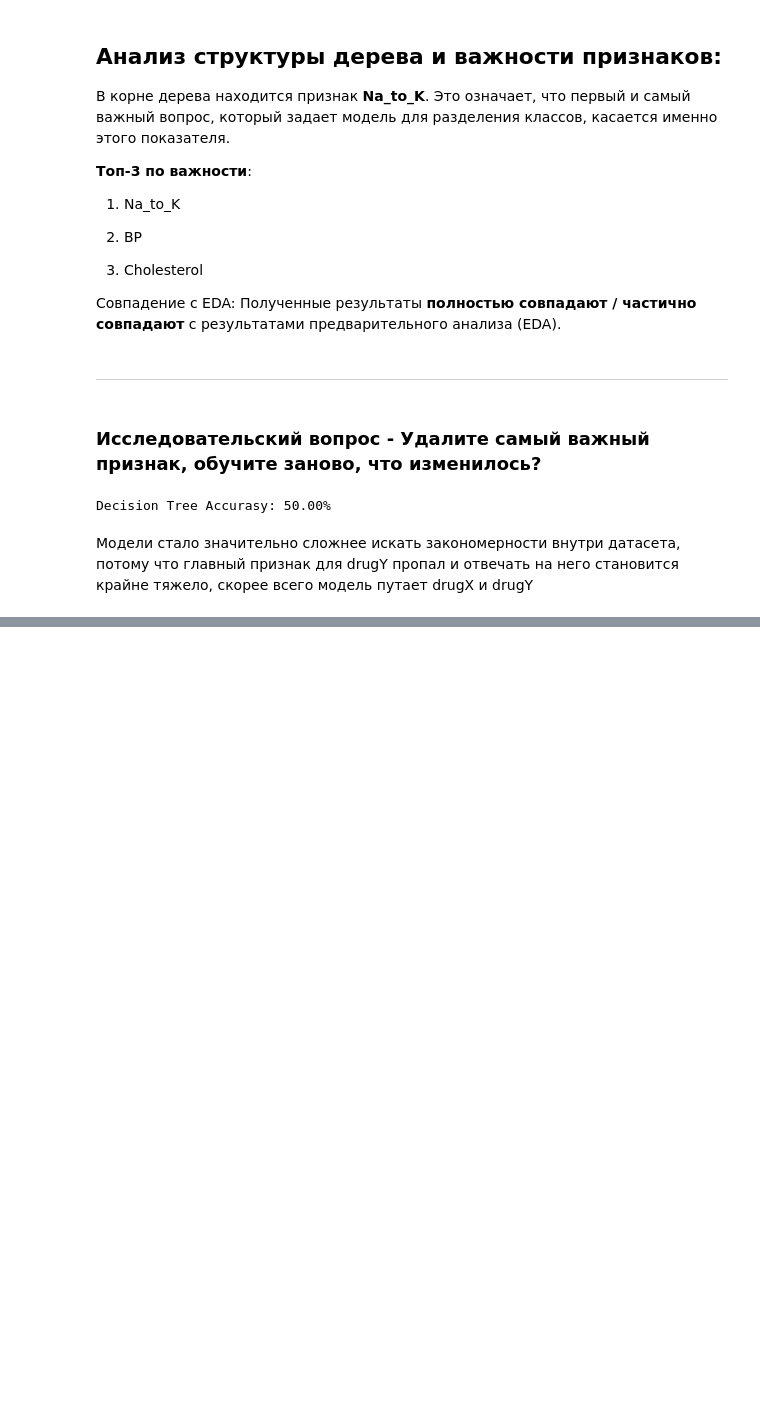
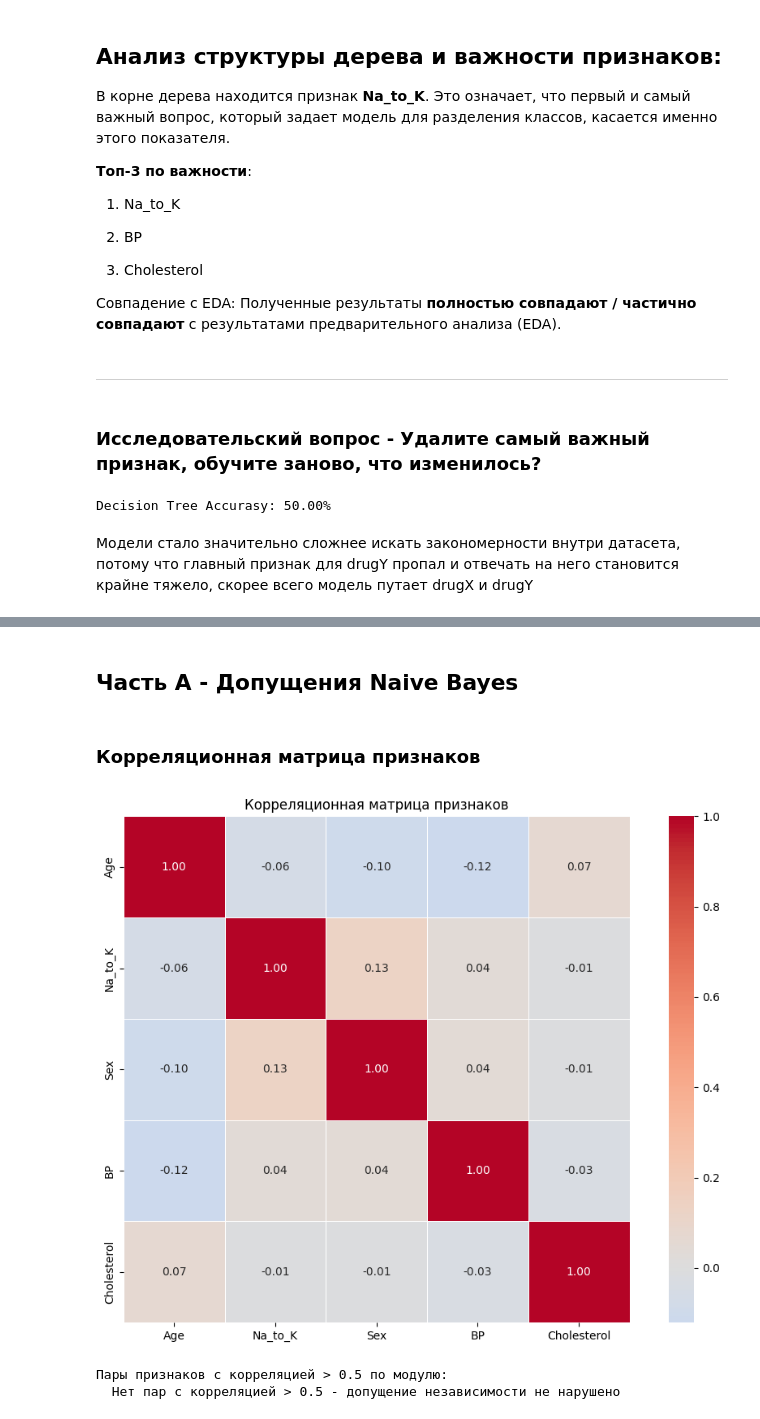
Before and after one commit to Reynem/Machine-Learning, a Jupyter notebook: ai1-decision-tree.ipynb, the cells around one changed output, grey strips where cells are left out. Cells and saved outputs as stored; diff of their text form; code cells hidden in the pictures; blank space fills up the shorter version.

```diff
--- a/ai1-decision-tree.ipynb
+++ b/ai1-decision-tree.ipynb
@@ -427,0 +656,39 @@ Decision Tree Accurasy: 50.00%
+# %% [markdown]
+## Часть A - Допущения Naive Bayes
+# %% [markdown]
+### Корреляционная матрица признаков
+# %%
+# Для корреляционного анализа нужны только числовые признаки
+df_numeric = df[['Age', 'Na_to_K']].copy()
+
+# Кодируем категориальные признаки для корреляционного анализа
+df_analysis = df_numeric.copy()
+df_analysis['Sex'] = LabelEncoder().fit_transform(df['Sex'])
+df_analysis['BP'] = LabelEncoder().fit_transform(df['BP'])
+df_analysis['Cholesterol'] = LabelEncoder().fit_transform(df['Cholesterol'])
+
+# Строим корреляционную матрицу
+corr_matrix = df_analysis.corr(method='pearson')
+
+plt.figure(figsize=(10, 7))
+sns.heatmap(corr_matrix, annot=True, cmap='coolwarm', center=0, fmt='.2f',
+            square=True, linewidths=0.5)
+plt.title('Корреляционная матрица признаков')
+plt.tight_layout()
+plt.show()
+
+print("Пары признаков с корреляцией > 0.5 по модулю:")
+high_corr = []
+for i in range(len(corr_matrix.columns)):
+    for j in range(i+1, len(corr_matrix.columns)):
+        val = corr_matrix.iloc[i, j]
+        if abs(val) > 0.5:
+            high_corr.append((corr_matrix.columns[i], corr_matrix.columns[j], val))
+            print(f"  {corr_matrix.columns[i]} ↔ {corr_matrix.columns[j]}: {val:.3f}")
+
+if not high_corr:
+    print("  Нет пар с корреляцией > 0.5 - допущение независимости не нарушено")
+# %% [output]
+[figure, added]
+Пары признаков с корреляцией > 0.5 по модулю:
+  Нет пар с корреляцией > 0.5 - допущение независимости не нарушено
```
Also changed, not shown: parts of 36 cells of this notebook, 1 other file.
